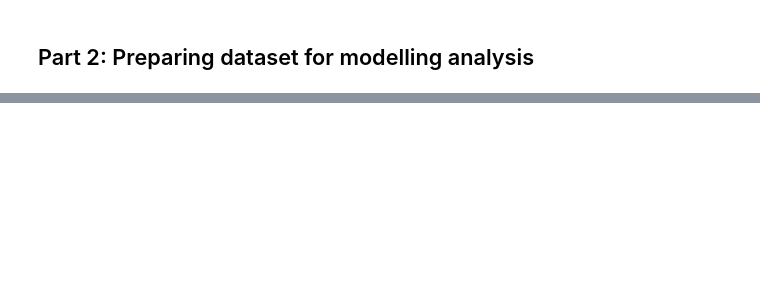
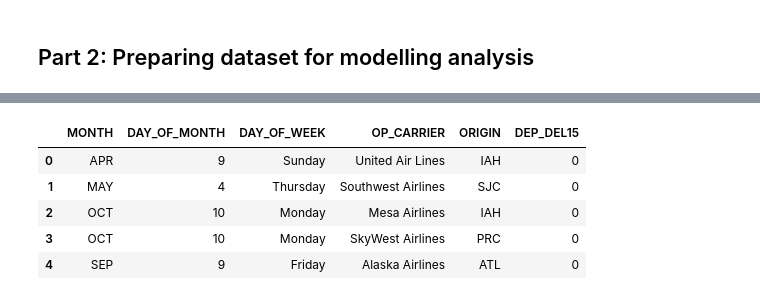
Before and after one commit to captainchicken2023/Predicting-Flight-Delays, a Jupyter notebook: cleaning_dataset.ipynb, the cells around one changed output, grey strips where cells are left out. Drawn from its saved outputs; the diff is of its cells as text; code cells hidden in the pictures; blank space fills up the shorter version.

```diff
--- a/cleaning_dataset.ipynb
+++ b/cleaning_dataset.ipynb
@@ -359,3 +358,12 @@ analysis_df.shape
 # %%
 # Save to new CSV
 analysis_df.to_csv("Resources/analysis_df.csv", index= False)
+# %%
+analysis_df.head()
+# %% [output]
+|  | MONTH | DAY_OF_MONTH | DAY_OF_WEEK | OP_CARRIER | ORIGIN | DEP_DEL15 |
+| 0 | APR | 9 | Sunday | United Air Lines | IAH | 0 |
+| 1 | MAY | 4 | Thursday | Southwest Airlines | SJC | 0 |
+| 2 | OCT | 10 | Monday | Mesa Airlines | IAH | 0 |
+| 3 | OCT | 10 | Monday | SkyWest Airlines | PRC | 0 |
+| 4 | SEP | 9 | Friday | Alaska Airlines | ATL | 0 |
```
Also changed, not shown: parts of 17 cells of this notebook, 2 other files.
